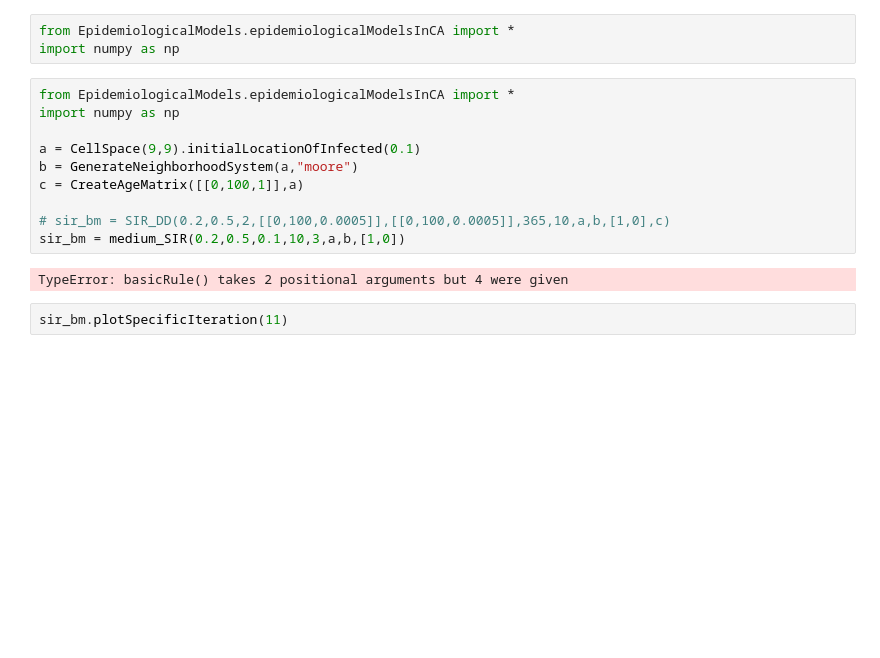
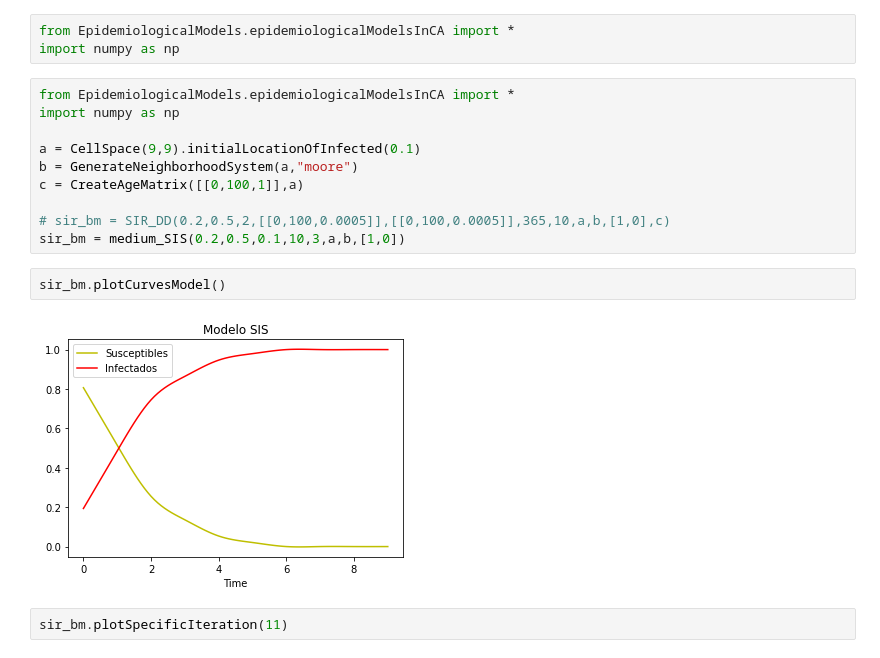
Before and after one commit to Grupo-de-simulacion-con-automatas/CAsimulations-Modelacion-de-dinamicas-topologicas-en-la-propagacion-de-una-enfermedad-usando-CA, a Jupyter notebook: Codigo/Untitled.ipynb, the cells around one changed output. Saved outputs shown, nothing was run; the diff lists cells and outputs as text; blank space fills up the shorter version.

Commit message:
medium data

```diff
--- a/Codigo/Untitled.ipynb
+++ b/Codigo/Untitled.ipynb
@@ -10,9 +10,11 @@ b = GenerateNeighborhoodSystem(a,"moore")
 c = CreateAgeMatrix([[0,100,1]],a)
 
 # sir_bm = SIR_DD(0.2,0.5,2,[[0,100,0.0005]],[[0,100,0.0005]],365,10,a,b,[1,0],c)
-sir_bm = medium_SIR(0.2,0.5,0.1,10,3,a,b,[1,0])
+sir_bm = medium_SIS(0.2,0.5,0.1,10,3,a,b,[1,0])
-# %% [output]
-TypeError: basicRule() takes 2 positional arguments but 4 were given
+# %%
+sir_bm.plotCurvesModel()
+# %% [output]
+[figure, added]
 # %%
 sir_bm.plotSpecificIteration(11)
 # %% [output]
```
Also changed, not shown: 4 other files.
